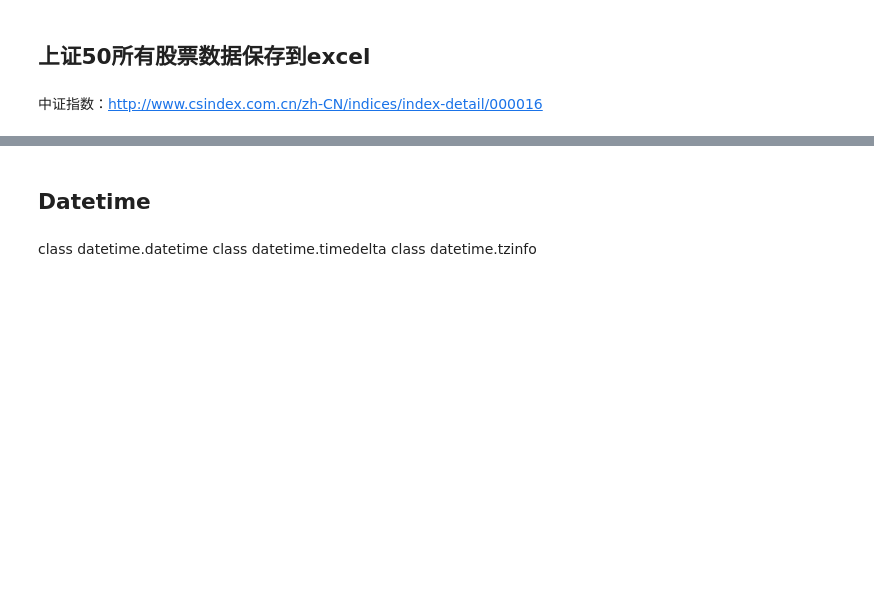
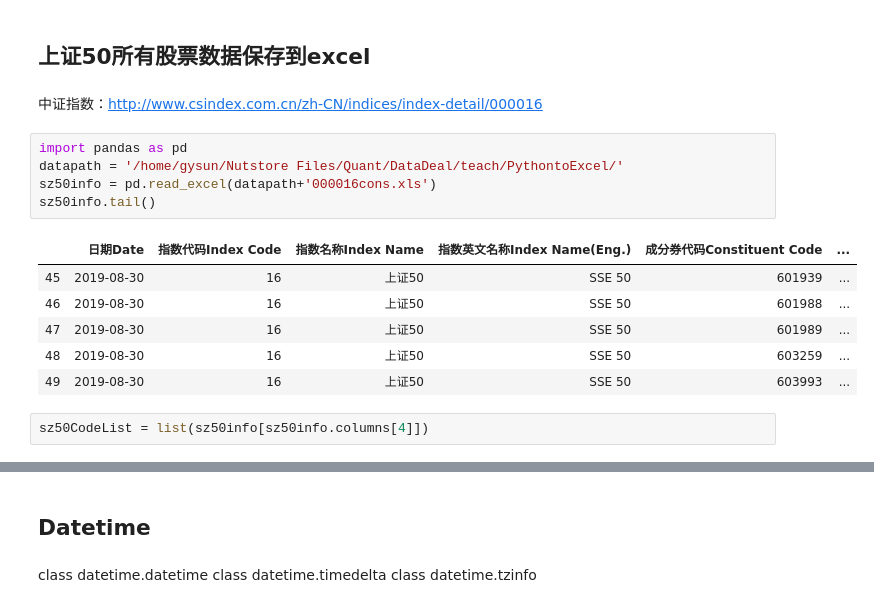
Before and after one commit to gysun137/storknote, a Jupyter notebook: note.ipynb, the cells around one changed output, grey strips where cells are left out. Saved outputs shown, nothing was run; the diff lists cells and outputs as text; blank space fills up the shorter version.

```diff
--- a/note.ipynb
+++ b/note.ipynb
@@ -1020,3 +1031,17 @@ df.tail()
 ## 上证50所有股票数据保存到excel
 # %% [markdown]
 中证指数：http://www.csindex.com.cn/zh-CN/indices/index-detail/000016
+# %%
+import pandas as pd
+datapath = '/home/gysun/Nutstore Files/Quant/DataDeal/teach/PythontoExcel/'
+sz50info = pd.read_excel(datapath+'000016cons.xls')
+sz50info.tail()
+# %% [output]
+|  | 日期Date | 指数代码Index Code | 指数名称Index Name | 指数英文名称Index Name(Eng.) | 成分券代码Constituent Code | ... |
+| 45 | 2019-08-30 | 16 | 上证50 | SSE 50 | 601939 | ... |
+| 46 | 2019-08-30 | 16 | 上证50 | SSE 50 | 601988 | ... |
+| 47 | 2019-08-30 | 16 | 上证50 | SSE 50 | 601989 | ... |
+| 48 | 2019-08-30 | 16 | 上证50 | SSE 50 | 603259 | ... |
+| 49 | 2019-08-30 | 16 | 上证50 | SSE 50 | 603993 | ... |
+# %%
+sz50CodeList = list(sz50info[sz50info.columns[4]])
```
Also changed, not shown: parts of 15 cells of this notebook, 20 other files.
